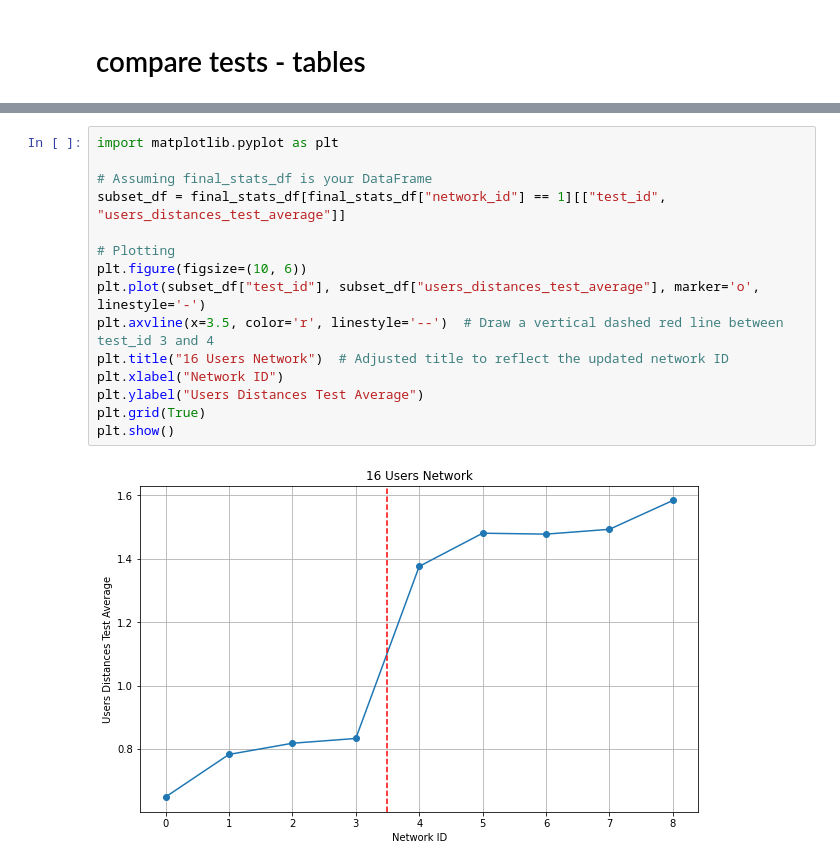
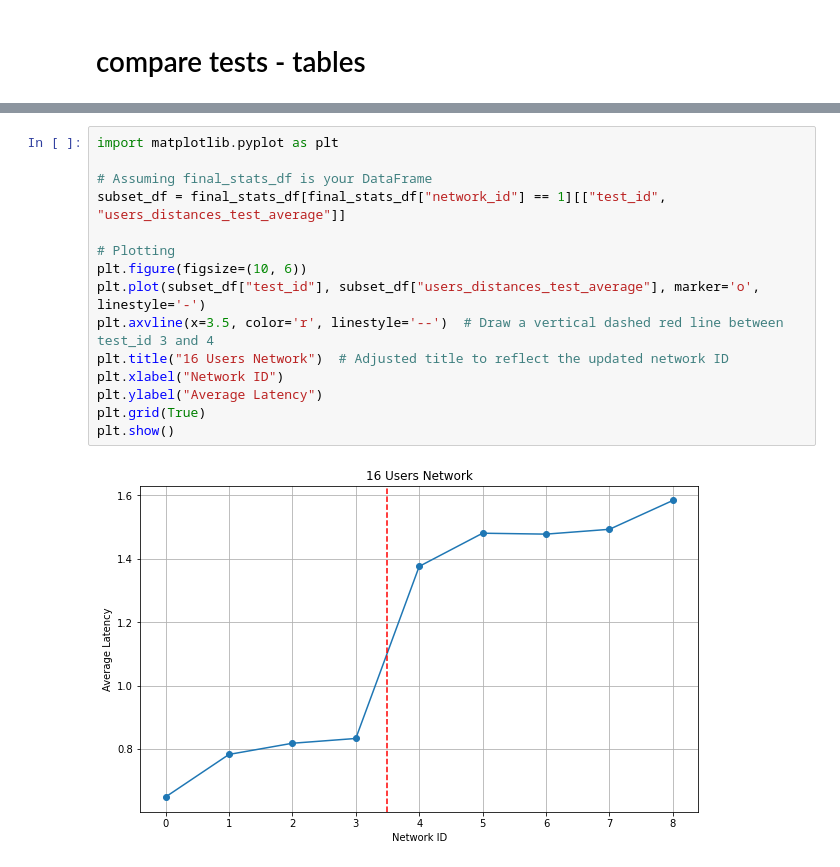
Before and after one commit to saeid93/mobile-kube, a Jupyter notebook: experiments/analysis/analysis_test_limitations.ipynb, the cells around one changed output, grey strips where cells are left out. Saved outputs shown, nothing was run; the diff lists cells and outputs as text.

```diff
--- a/experiments/analysis/analysis_test_limitations.ipynb
+++ b/experiments/analysis/analysis_test_limitations.ipynb
@@ -109,20 +109,20 @@ final_stats_df
 # %%
 import matplotlib.pyplot as plt
 
 # Assuming final_stats_df is your DataFrame
 subset_df = final_stats_df[final_stats_df["network_id"] == 1][["test_id", "users_distances_test_average"]]
 
 # Plotting
 plt.figure(figsize=(10, 6))
 plt.plot(subset_df["test_id"], subset_df["users_distances_test_average"], marker='o', linestyle='-')
 plt.axvline(x=3.5, color='r', linestyle='--')  # Draw a vertical dashed red line between test_id 3 and 4
 plt.title("16 Users Network")  # Adjusted title to reflect the updated network ID
 plt.xlabel("Network ID")
-plt.ylabel("Users Distances Test Average")
+plt.ylabel("Average Latency")
 plt.grid(True)
 plt.show()
 # %% [output]
-[figure, old version]
+[figure, new version]
 # %%
 import matplotlib.pyplot as plt
 
```
Also changed, not shown: parts of 3 cells of this notebook, 1 other file.
